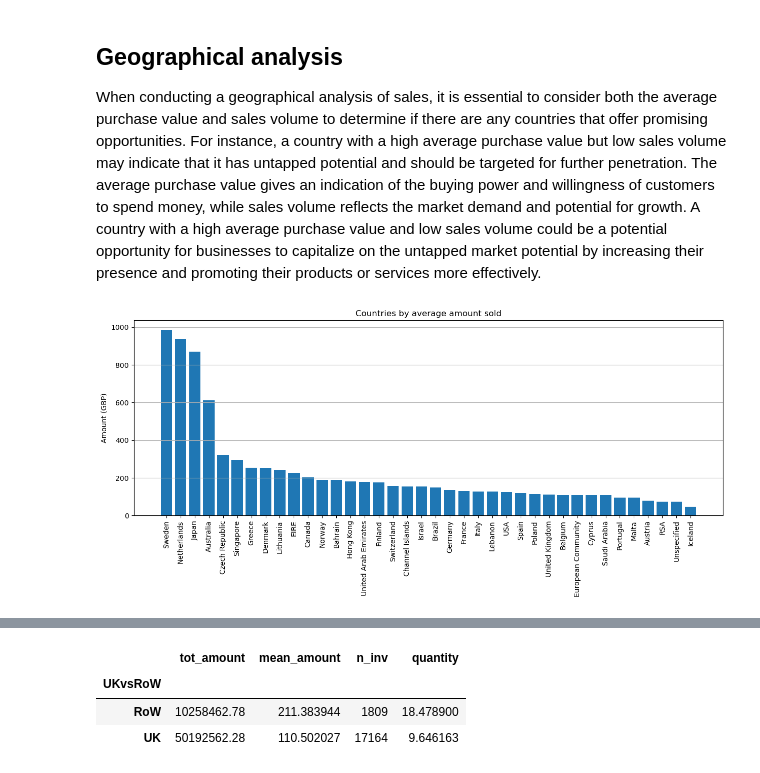
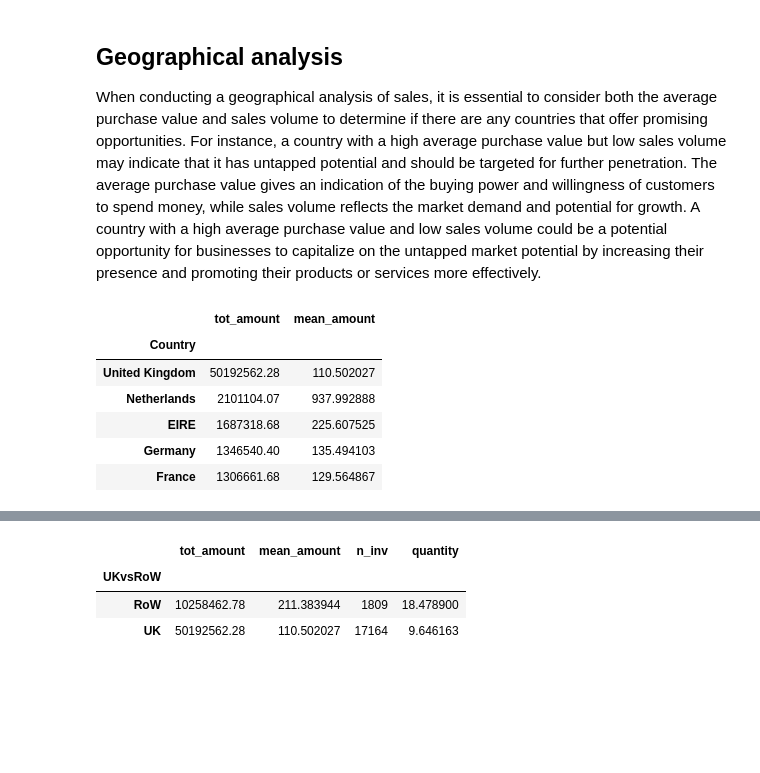
Before and after one commit to antobzzll/Analytics-Portfolio, a Jupyter notebook: Business Analytics/Market Basket Analysis/e-commerce-analytics.ipynb, the cells around one changed output, grey strips where cells are left out. Saved outputs shown, nothing was run; the diff lists cells and outputs as text; code cells hidden in the pictures; blank space fills up the shorter version.

```diff
--- a/Business Analytics/Market Basket Analysis/e-commerce-analytics.ipynb
+++ b/Business Analytics/Market Basket Analysis/e-commerce-analytics.ipynb
@@ -359,17 +359,17 @@ for region, countries in regions.items():
 df['Region'] = df['Country'].map(country_to_region)
 
 df['UKvsRoW'] = np.where(df['Country'] == 'United Kingdom', 'UK', 'RoW')
-# %%
-bycountry = df.groupby('Country').agg(
-    mean_amount=('Amount', 'mean')
-).sort_values('mean_amount', ascending=False)
-
-fig, ax = plt.subplots(figsize=(15,5))
-ax = plt.bar(bycountry.index, bycountry['mean_amount'])
-plt.xticks(rotation=90)
-plt.ylabel("Amount (GBP)")
-plt.title("Countries by average amount sold")
-plt.grid(axis='y')
-plt.show()
-# %% [output]
-[figure, removed]
+# %%
+bycountry = df.groupby('Country').agg(
+    tot_amount=('Amount', 'sum'),
+    mean_amount=('Amount', 'mean')
+).sort_values('tot_amount', ascending=False)
+bycountry.head()
+# %% [output]
+|  | tot_amount | mean_amount |
+| Country |  |  |
+| United Kingdom | 50192562.28 | 110.502027 |
+| Netherlands | 2101104.07 | 937.992888 |
+| EIRE | 1687318.68 | 225.607525 |
+| Germany | 1346540.40 | 135.494103 |
+| France | 1306661.68 | 129.564867 |
```
Also changed, not shown: parts of 1 cell of this notebook, 1 other file.
